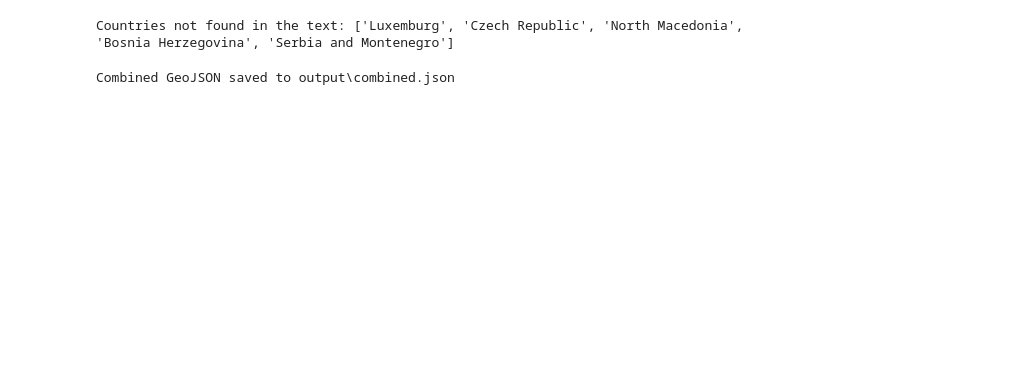
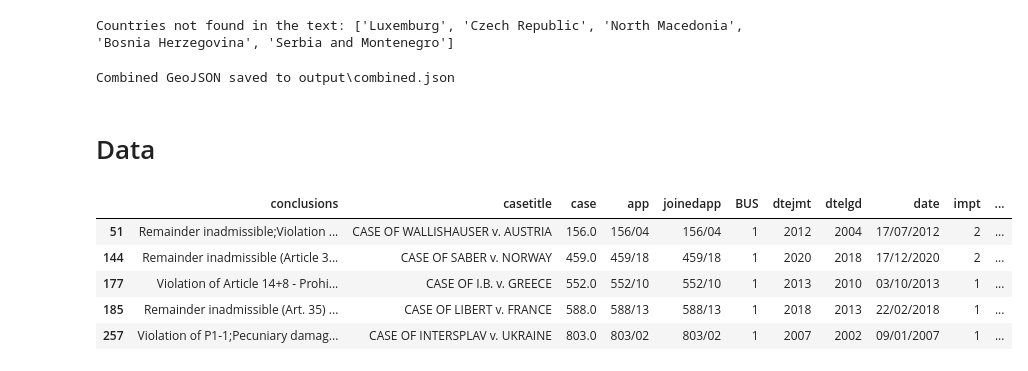
Before and after one commit to lesther-dumos/HDSSI2024_ECHR_DB, a Jupyter notebook: gis.ipynb, the cells around one changed output. Drawn from its saved outputs; the diff is of its cells as text; code cells hidden in the pictures; blank space fills up the shorter version.

```diff
--- a/gis.ipynb
+++ b/gis.ipynb
@@ -66,3 +70,33 @@ with open(output_file, "w") as f:
 print(f"Combined GeoJSON saved to {output_file}")
 # %% [output]
 Combined GeoJSON saved to output\combined.json
+# %% [markdown]
+# Data
+# %%
+business_df = pd.read_excel('Output/business_up_to_2022.xlsx')
+# %%
+pd.options.display.max_columns = None
+pd.options.display.max_rows = None
+pd.set_option('display.max_columns', None)
+# %%
+country_dict = {
+    1: 'Austria', 2: 'Belgium', 3: 'Switzerland', 4: 'Cyprus', 5: 'Germany', 6: 'Denmark', 7: 'Spain',
+    8: 'France', 9: 'Greece', 10: 'Italy', 11: 'Ireland', 12: 'Iceland', 13: 'Luxembourg', 14: 'Malta',
+    15: 'Norway', 16: 'Netherlands', 17: 'Portugal', 18: 'Sweden', 19: 'Finland', 20: 'Turkey', 21: 'United Kingdom',
+    22: 'Albania', 23: 'Andorra', 24: 'Armenia', 25: 'Azerbaijan', 26: 'Bulgaria', 27: 'Croatia', 28: 'Czech Republic',
+    29: 'Estonia', 30: 'Georgia', 31: 'Hungary', 32: 'Latvia', 33: 'Liechtenstein', 34: 'Lithuania', 35: 'Moldova',
+    36: 'Poland', 37: 'Romania', 38: 'Russia', 39: 'San Marino', 40: 'Slovakia', 41: 'Slovenia', 42: 'North Macedonia',
+    43: 'Ukraine', 44: 'Bosnia Herzegovina', 45: 'Serbia and Montenegro', 46: 'Monaco', 47: 'Montenegro', 48: 'Serbia'
+}
+
+business_df= business_df[business_df["BUS"] == 1]
+business_df['country1'] = business_df['country1'].map(country_dict)
+
+business_df.head()
+# %% [output]
+|  | conclusions | casetitle | case | app | joinedapp | BUS | dtejmt | dtelgd | date | impt | ... |
+| 51 | Remainder inadmissible;Violation ... | CASE OF WALLISHAUSER v. AUSTRIA | 156.0 | 156/04 | 156/04 | 1 | 2012 | 2004 | 17/07/2012 | 2 | ... |
+| 144 | Remainder inadmissible (Article 3... | CASE OF SABER v. NORWAY | 459.0 | 459/18 | 459/18 | 1 | 2020 | 2018 | 17/12/2020 | 2 | ... |
+| 177 | Violation of Article 14+8 - Prohi... | CASE OF I.B. v. GREECE | 552.0 | 552/10 | 552/10 | 1 | 2013 | 2010 | 03/10/2013 | 1 | ... |
+| 185 | Remainder inadmissible (Art. 35) ... | CASE OF LIBERT v. FRANCE | 588.0 | 588/13 | 588/13 | 1 | 2018 | 2013 | 22/02/2018 | 1 | ... |
+| 257 | Violation of P1-1;Pecuniary damag... | CASE OF INTERSPLAV v. UKRAINE | 803.0 | 803/02 | 803/02 | 1 | 2007 | 2002 | 09/01/2007 | 1 | ... |
```
Also changed, not shown: parts of 8 cells of this notebook, 7 other files.
